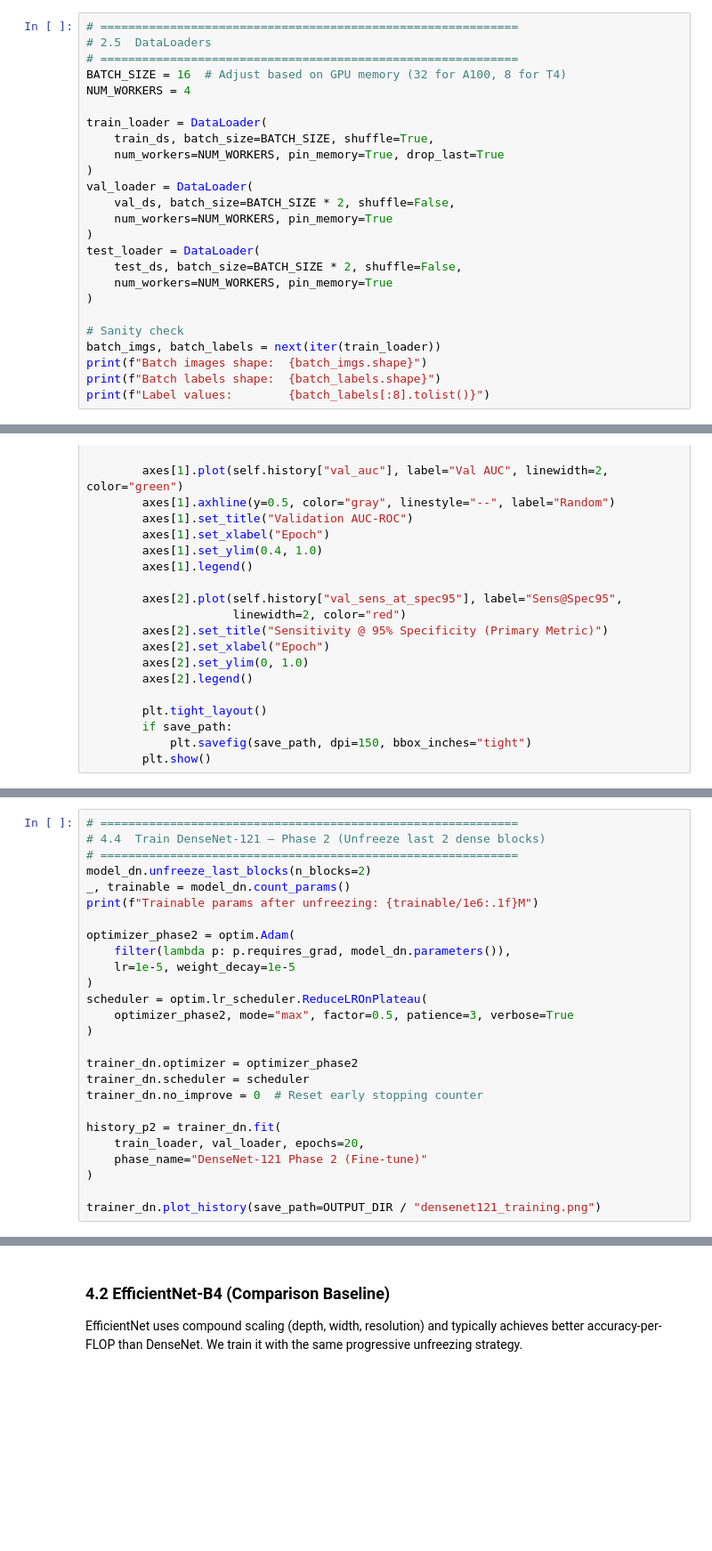
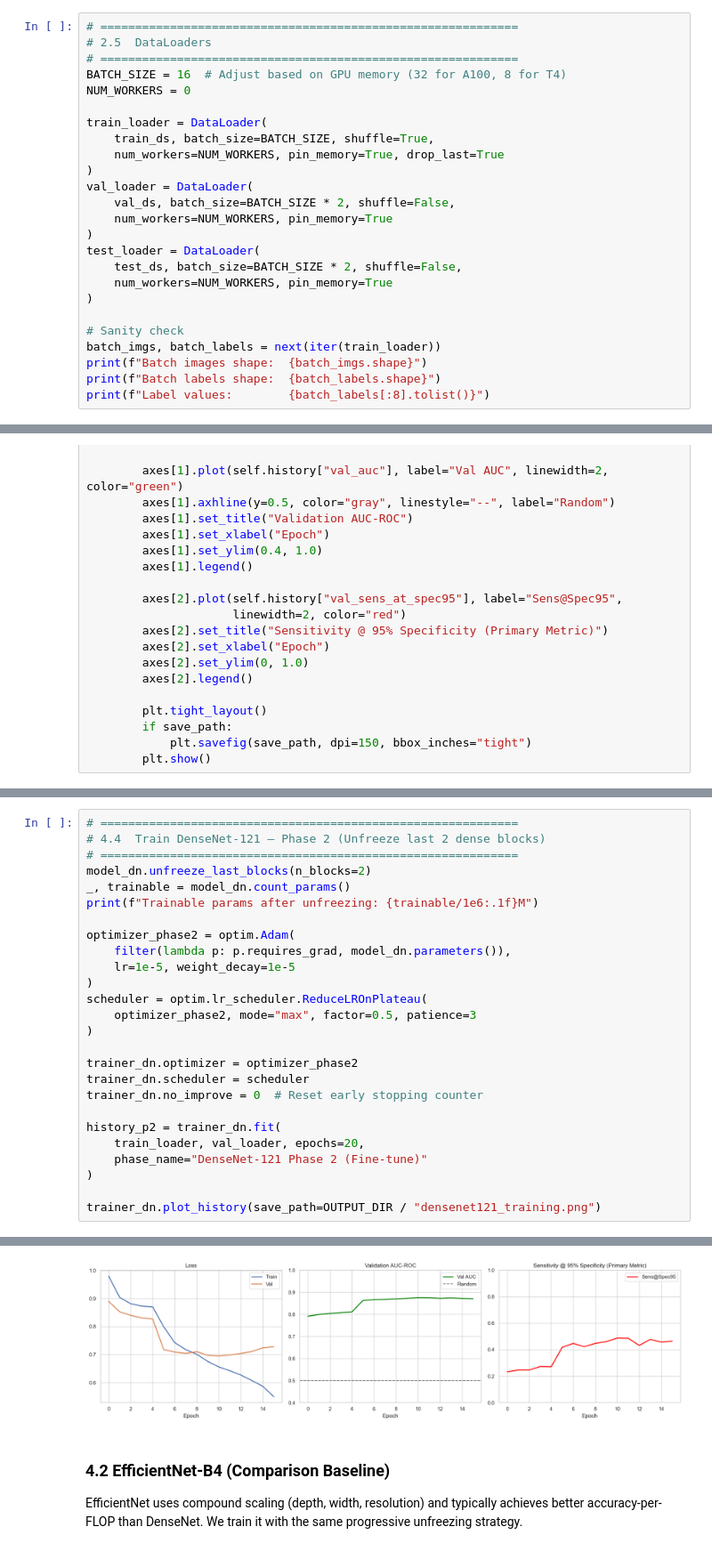
Before and after one commit to Joao-pedrosantos/last-sem, a Jupyter notebook: AI Healthcare/project.ipynb, the cells around one changed output, grey strips where cells are left out. Shown at 89% size. Drawn from its saved outputs; the diff is of its cells as text; blank space fills up the shorter version.

```diff
--- a/AI Healthcare/project.ipynb
+++ b/AI Healthcare/project.ipynb
@@ -594,7 +602,7 @@ Test dataset:  2669 images
 # 2.5  DataLoaders
 # ============================================================
 BATCH_SIZE = 16  # Adjust based on GPU memory (32 for A100, 8 for T4)
-NUM_WORKERS = 4
+NUM_WORKERS = 0
 
 train_loader = DataLoader(
     train_ds, batch_size=BATCH_SIZE, shuffle=True,
@@ -974,7 +1013,7 @@ optimizer_phase2 = optim.Adam(
     lr=1e-5, weight_decay=1e-5
 )
 scheduler = optim.lr_scheduler.ReduceLROnPlateau(
-    optimizer_phase2, mode="max", factor=0.5, patience=3, verbose=True
+    optimizer_phase2, mode="max", factor=0.5, patience=3
 )
 
 trainer_dn.optimizer = optimizer_phase2
@@ -987,3 +1026,4 @@ history_p2 = trainer_dn.fit(
 )
 
 trainer_dn.plot_history(save_path=OUTPUT_DIR / "densenet121_training.png")
+# %% [output]
@@ -990,3 +1047,4 @@ trainer_dn.plot_history(save_path=OUTPUT_DIR / "densenet121_training.png")
+[figure, added]
 # %% [markdown]
 ### 4.2 EfficientNet-B4 (Comparison Baseline)
 
```
Also changed, not shown: parts of 12 cells of this notebook, 7 other files.
